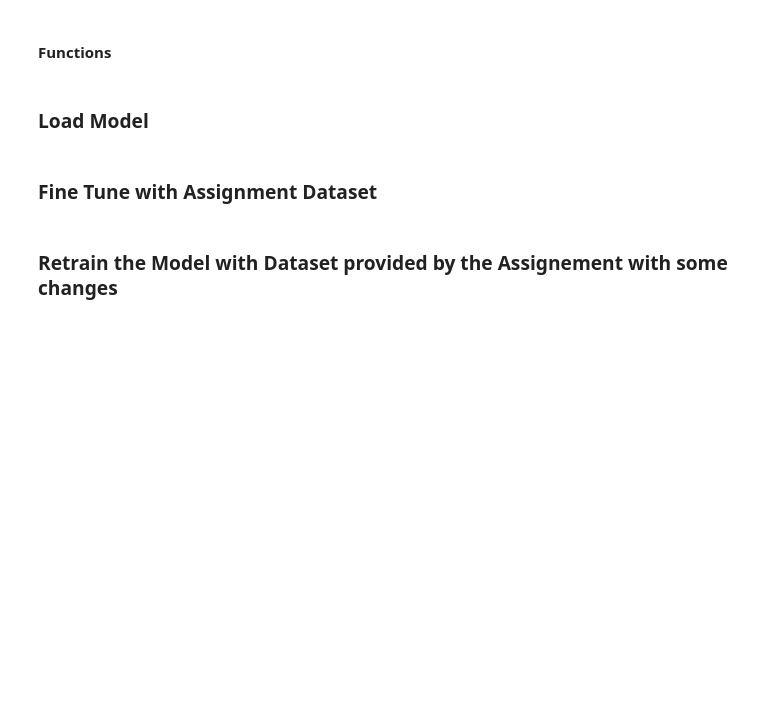
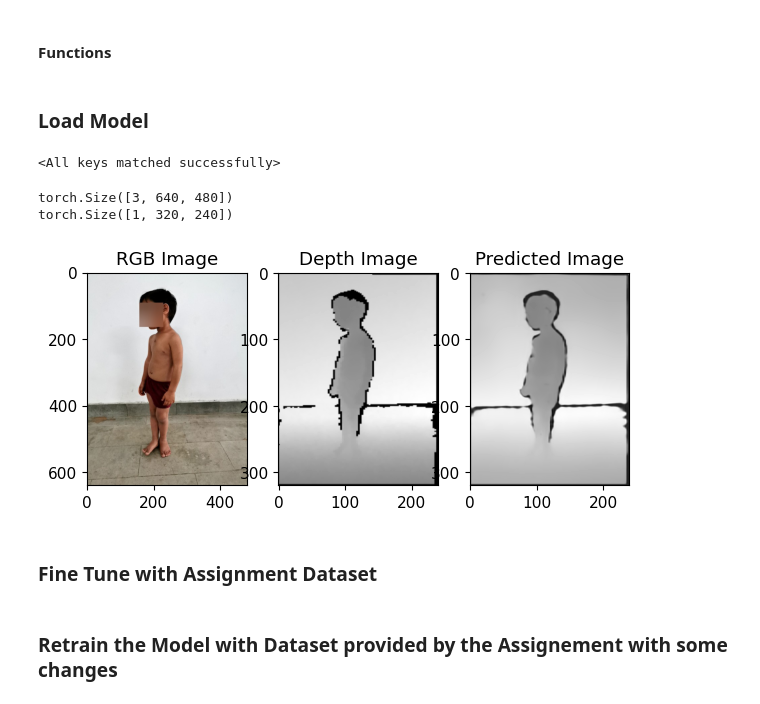
Before and after one commit to Samarth-991/Depth-Estimation, a Jupyter notebook: notebooks/03_inference.ipynb, the cells around one changed output. Saved outputs shown, nothing was run; the diff lists cells and outputs as text; code cells hidden in the pictures; blank space fills up the shorter version.

```diff
--- a/notebooks/03_inference.ipynb
+++ b/notebooks/03_inference.ipynb
@@ -1,14 +1,18 @@
 # %%
+import sys
 import os
 from glob import glob
 import os.path as osp
 import numpy as np
 import torch as th
+import random
+from torch.utils.data import DataLoader
+import matplotlib
 from matplotlib import pyplot as plt
-import sys
-from torch.utils.data import DataLoader
+matplotlib.use('TkAgg')
+%matplotlib inline
 
-import random
+
 sys.path.append("../src")
 from depth_model.model import PTModel
 from utils.load_tof_images import create_from_zip_absolute  as load_assignment_data
@@ -16,12 +20,13 @@ from data_loader.data_loader_assignment import CreateAssignemntDataset
 from utils.data_transforms import pre_process
 from depth_model import inference as infer
 
+
 print(th.cuda.is_available())
 device = 'cuda' if th.cuda.is_available() else 'cpu'
 
-model_checkpoint = "../model/depth_model.ckpt"
+model_checkpoint = "../model/child_depth_model.ckpt"
 
-path = "../data/360_scans/"
+path = "../data/360_scan/"
 child_rgb_files = glob(path+"/*/rgb/*")
 child_depth_files = glob(path+'/*/depth/*')
 print("Total number of imgaes :",len(child_rgb_files))
@@ -54,8 +59,11 @@ def DepthNorm(x, maxDepth):
 depth_model = PTModel().float().to(device)
 checkpoint = th.load(model_checkpoint)
 depth_model.load_state_dict(checkpoint)
+# %% [output]
+<All keys matched successfully>
 # %%
 data_loader = CreateAssignemntDataset(child_rgb_files,child_depth_files,process_image=pre_process())
+train_loader = DataLoader(data_loader, batch_size= 1, shuffle=True, num_workers=1)
 
 random_idx = random.randint(0, len(data_loader)-1)
 sample = data_loader[random_idx]
@@ -64,35 +72,39 @@ print(sample['image'].shape)
 print(sample['depth'].shape)
 
 plt.figure(figsize=(7,15))
 
-for i, sample_batch in enumerate(data_loader):
+for i, sample_batch in enumerate(train_loader):
     image = sample_batch['image'].to(device)
     depth = sample_batch['depth'].to(device)
 
     y_pred = depth_model(sample_batch['image'].to(device))
     y_pred = tensor_to_numpy_image(y_pred,rgb=False)
-    y_pred = DepthNorm(y_pred,0.05)*255
     depth_image = tensor_to_numpy_image(depth,rgb=False)
     resize_image =  tensor_to_numpy_image(image) # , shape, preserve_range=True, mode='reflect', anti_aliasing=True )
 
     plt.subplot(1,3,1)
     plt.title("RGB Image")
     plt.imshow(resize_image)
 
     plt.subplot(1,3,2)
     plt.title("Depth Image")
     plt.imshow(depth_image,cmap='gray')
 
     plt.subplot(1,3,3)
     plt.title("Predicted Image")
     plt.imshow(y_pred,cmap='gray')
 
+
     # print(f"Image resolution: {y_pred.shape}")
     # print(f"Data type: {y_pred.dtype}")
     # print(f"Min value: {np.min(y_pred)}")
     # print(f"Max value: {np.max(y_pred)}")
     if i == 4:
         break
+# %% [output]
+torch.Size([3, 640, 480])
+torch.Size([1, 320, 240])
+[figure, added]
 # %% [markdown]
 ### Fine Tune  with Assignment Dataset
 # %%
```
Also changed, not shown: parts of 4 cells of this notebook, 5 other files.
